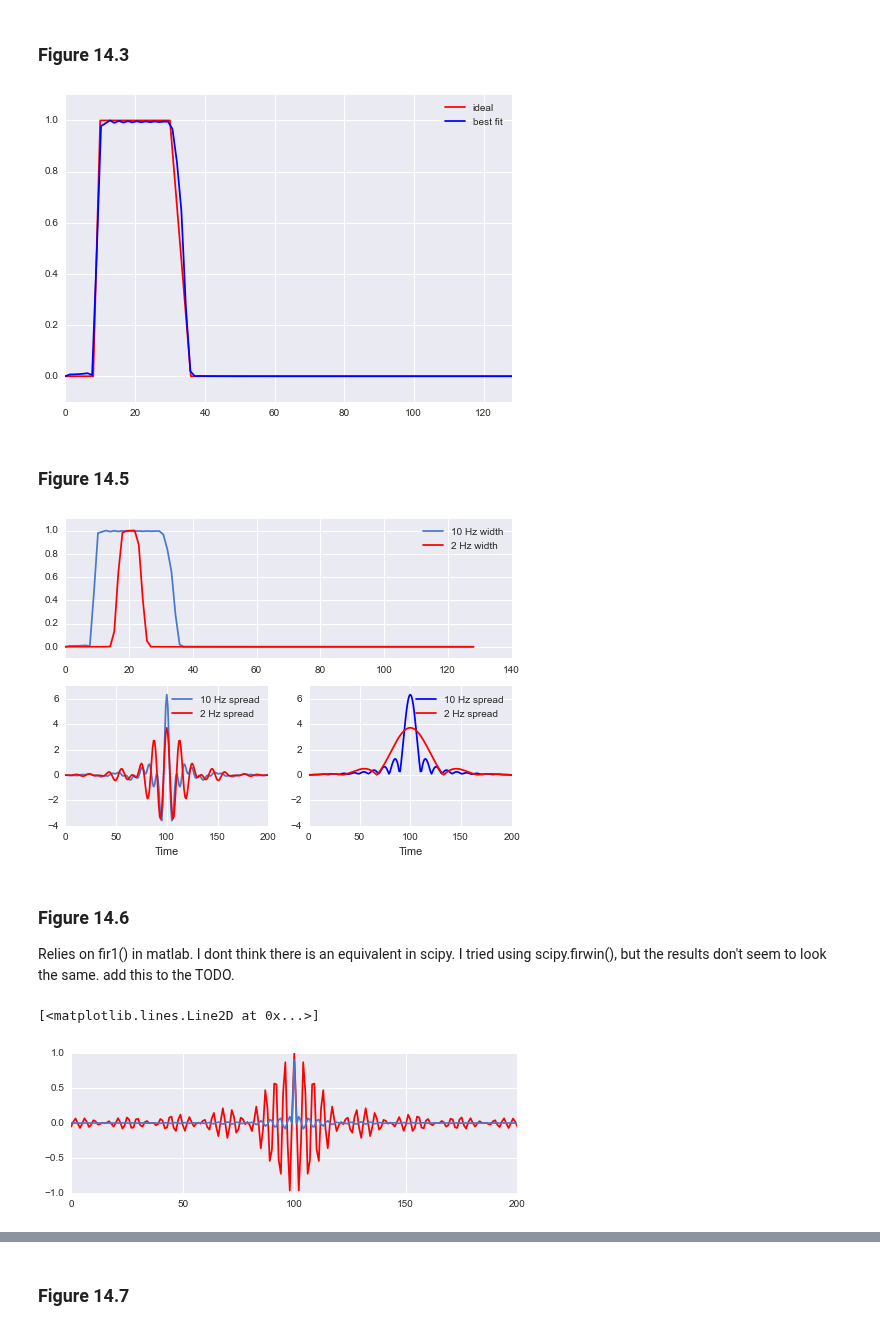
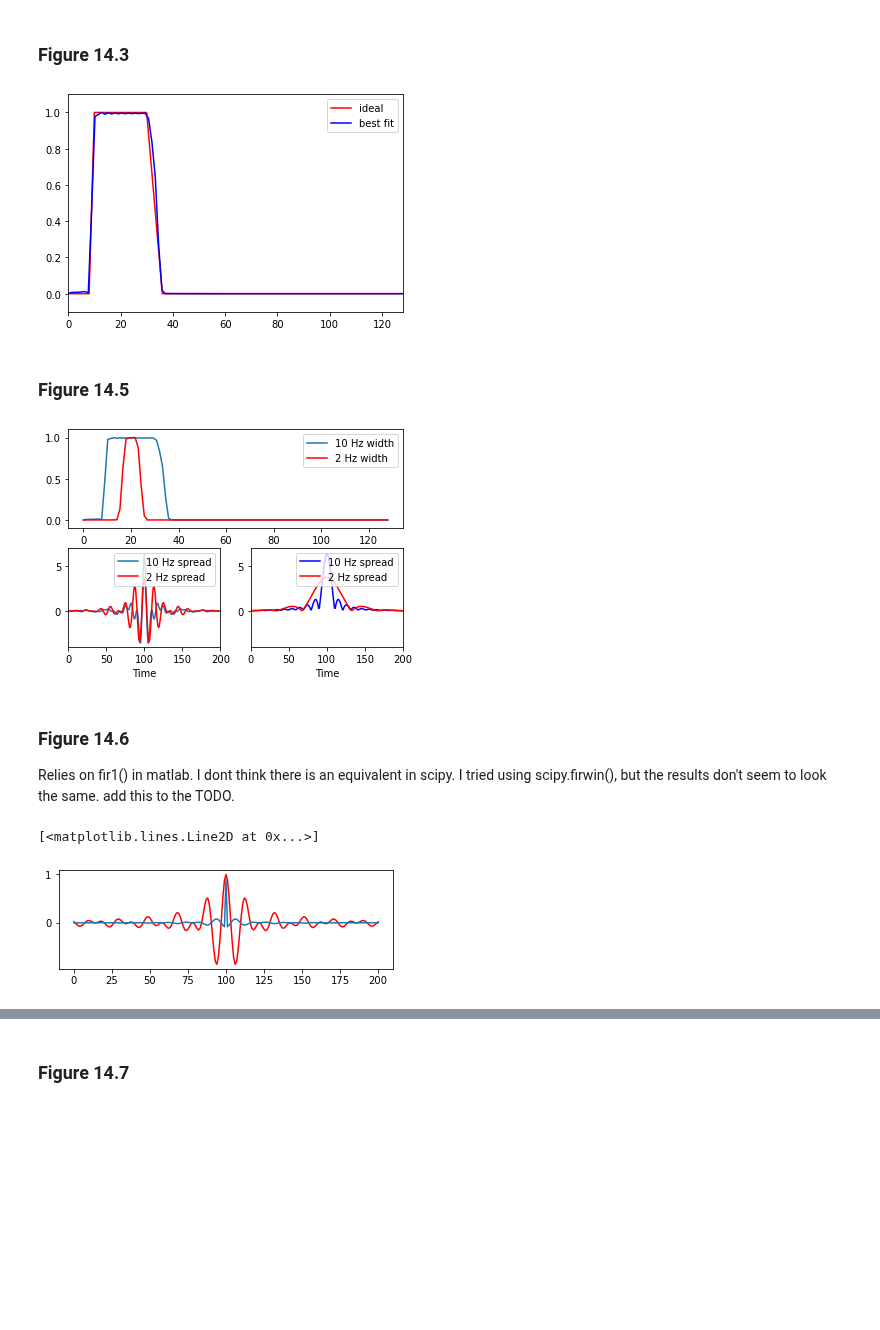
Before and after one commit to lyndond/Analyzing_Neural_Time_Series, a Jupyter notebook: chapter14.ipynb, the cells around one changed output, grey strips where cells are left out. Drawn from its saved outputs; the diff is of its cells as text; code cells hidden in the pictures; blank space fills up the shorter version.

```diff
--- a/chapter14.ipynb
+++ b/chapter14.ipynb
@@ -21,5 +16 @@ Import optional seaborn library for prettier plots.
-# %%
-import seaborn as sns
-sns.set_palette('muted')
-sns.set_style('darkgrid')
 # %% [markdown]
@@ -111,12 +96,12 @@ from firls import firls
 # using the phases from the Hilbert transform to test whether the matrix input was correct)
 
 
-nyquist = EEGsrate/2.
+nyquist = EEGsrate//2
 lower_filter_bound = 4. #hz
 upper_filter_bound = 10. #hz
 
 transition_width = 0.2
-filter_order = np.round(3*EEGsrate/lower_filter_bound)
+filter_order = (3*EEGsrate//lower_filter_bound) + 1
 
 #create filter shape
 
@@ -128,9 +113,9 @@ idealresponse = np.array([0,0,1,1,0,0])
 filterweights = firls(filter_order,ffrequencies,idealresponse) #use firls script described above
 
 #apply the filter kernal to the data to obtain the band-pass filtered signal
-filtered_data = zeros([EEGnbchan,EEGpnts]);
+filtered_data = zeros([EEGnbchan,EEGpnts])
 
-for chani in xrange(EEGnbchan):
+for chani in range(EEGnbchan):
     filtered_data[chani,:] = sig.filtfilt(filterweights,1,EEGdata[chani,:,0])
 
 #  apply hilbert transform in correct and incorrect orientations
@@ -251,7 +235,7 @@ ffrequencies   = np.array([ 0,
                   nyquist ])/nyquist;
 
 idealresponse = np.array([0,0,1,1,0,0])
-filterweightsW = zscore(firls(200,ffrequencies,idealresponse))
+filterweightsW = zscore(firls(201,ffrequencies,idealresponse))
 
 
 plt.plot(ffrequencies*nyquist,idealresponse,'r')
@@ -265,15 +249,13 @@ plt.plot(hz_filtkern,fft_filtkern[:int(ceil(len(fft_filtkern)/2.))],'b')
 plt.axis([0,nyquist,-.1,1.1])
 _=plt.legend(["ideal",'best fit'])
 # %% [output]
-[figure, old version]
+[figure, new version]
 # %% [markdown]
 ### Figure 14.5
 # %%
-
 center_freq = 20 # in Hz
 filter_frequency_spread_wide = 10 # Hz +/- the center frequency
 filter_frequency_spread_naro =  2 # Hz +/- the center frequency
-
 
 # construct filter kernels
 ffrequencies   = np.array([ 0,
@@ -284,7 +266,7 @@ ffrequencies   = np.array([ 0,
                   nyquist ])/nyquist
 idealresponse  = np.array([ 0, 0, 1, 1, 0, 0, ])
 
-filterweightsW = zscore(firls(200,ffrequencies,idealresponse))
+filterweightsW = zscore(firls(201,ffrequencies,idealresponse))
 
 ffrequencies   = np.array([ 0,
                   (1-transition_width)*(center_freq-filter_frequency_spread_naro),
@@ -293,35 +275,35 @@ ffrequencies   = np.array([ 0,
                   (1+transition_width)*(center_freq+filter_frequency_spread_naro),
                   nyquist ])/nyquist;
 
-filterweightsN = zscore(firls(200,ffrequencies,idealresponse))
+filterweightsN = zscore(firls(201,ffrequencies,idealresponse))
 
 
 plt.subplot(211)
 fft_filtkern  = absolute(fft(filterweightsW))
 fft_filtkern  = fft_filtkern/np.max(fft_filtkern) # normalized to 1.0 for visual comparison ease
 plt.plot(hz_filtkern,fft_filtkern[:int(ceil(len(fft_filtkern)/2.))])
 
 fft_filtkern  = absolute(fft(filterweightsN))
 fft_filtkern  = fft_filtkern/np.max(fft_filtkern)# normalized to 1.0 for visual comparison ease
 plt.plot(hz_filtkern,fft_filtkern[:int(ceil(len(fft_filtkern)/2.))],'r')
 plt.setp(plt.gca(),'ylim',[-.1 ,1.1])
 _=plt.legend(['10 Hz width','2 Hz width'])
 
 plt.subplot(223)
 plt.plot(filterweightsW)
 plt.plot(filterweightsN,'r')
 plt.setp(plt.gca(),'xlim',[0 ,200],'ylim',[-4 ,7])
 plt.legend(['10 Hz spread','2 Hz spread'])
 plt.xlabel('Time')
 
 plt.subplot(224)
 plt.plot(absolute(hilbert(filterweightsW)),'b')
 plt.plot(absolute(hilbert(filterweightsN)),'r')
 plt.setp(plt.gca(),'xlim',[0, 200],'ylim',[-4 ,7])
 plt.legend(['10 Hz spread','2 Hz spread'])
 _=plt.xlabel('Time')
 # %% [output]
-[figure, old version]
+[figure, new version]
 # %% [markdown]
 ### Figure 14.6
 
@@ -334,7 +316,7 @@ freqL = center_freq-filter_frequency_spread
 freqU = center_freq+filter_frequency_spread
 
 ffrequencies   =np.array( [ 0 ,freqL, freqL ,freqU, freqU ,nyquist ])/nyquist #transition zone of 0
-filterweights  = firls(200,ffrequencies,idealresponse);
+filterweights  = firls(201,ffrequencies,idealresponse);
 filterweights1 =  sig.firwin(201,np.array([freqL, freqU])/nyquist);
 
 
@@ -343,5 +325,5 @@ plt.plot(filterweights/np.max(filterweights),'r')
 plt.plot(filterweights1)
 # %% [output]
 [<matplotlib.lines.Line2D at 0x...>]
-[figure, old version]
+[figure, new version]
 # %%
```
Also changed, not shown: parts of 25 cells of this notebook, 2 other files.
